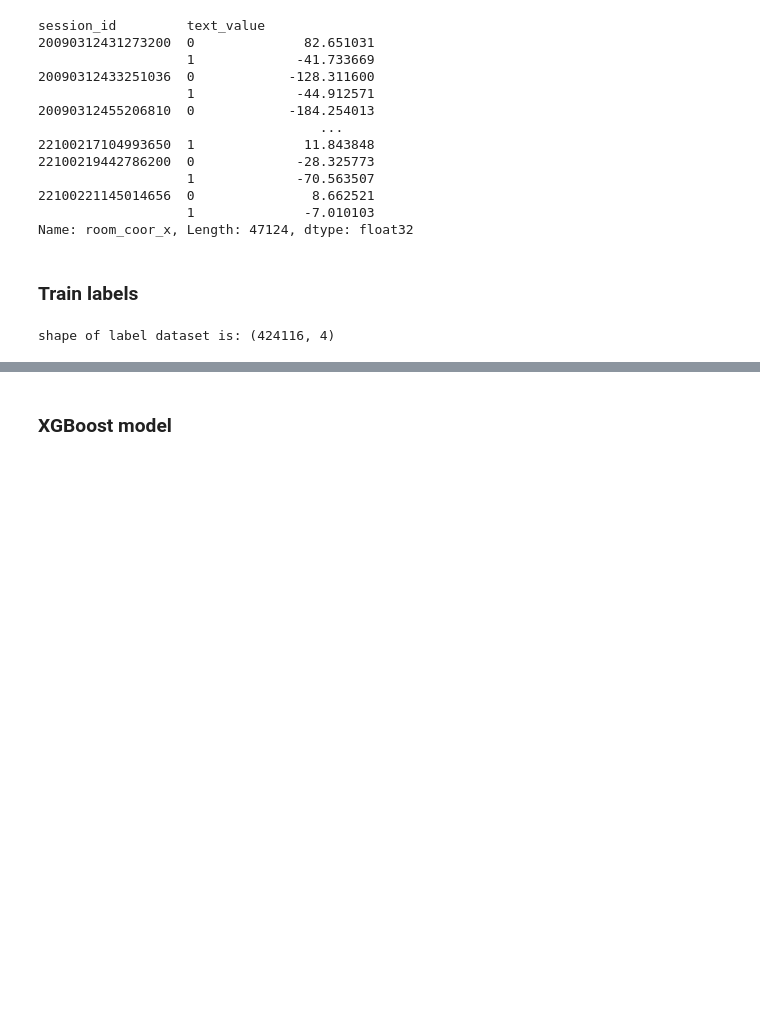
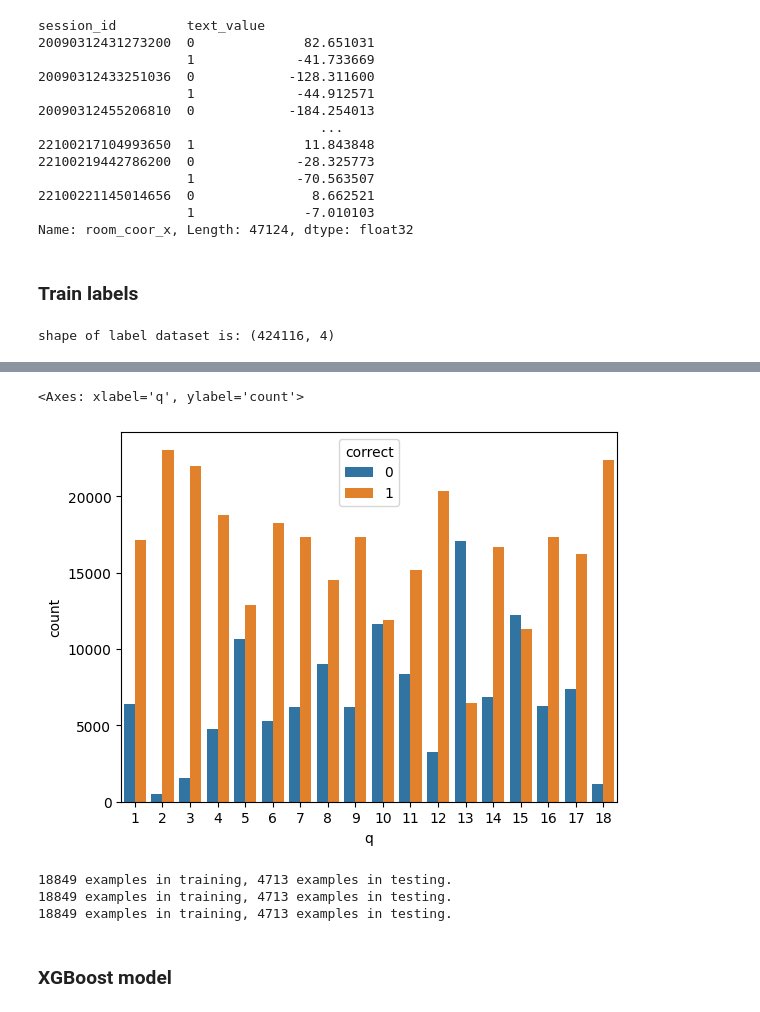
Before and after one commit to SiarheiThor/kaggle_student_performance, a Jupyter notebook: XGB_new_features.ipynb, the cells around one changed output, grey strips where cells are left out. Drawn from its saved outputs; the diff is of its cells as text; code cells hidden in the pictures; blank space fills up the shorter version.

```diff
--- a/XGB_new_features.ipynb
+++ b/XGB_new_features.ipynb
@@ -315,2 +333,23 @@ shape of label dataset is: (424116, 4)
+# %%
+sns.countplot(x = train_label['q'],hue=train_label['correct'])
+# %% [output]
+<Axes: xlabel='q', ylabel='count'>
+[figure, added]
+# %%
+df1_train, df1_valid = split_dataset(df1_features)
+print("{} examples in training, {} examples in testing.".format(
+    len(df1_train), len(df1_valid)))
+
+df2_train, df2_valid = split_dataset(df2_features)
+print("{} examples in training, {} examples in testing.".format(
+    len(df2_train), len(df2_valid)))
+
+df3_train, df3_valid = split_dataset(df3_features)
+print("{} examples in training, {} examples in testing.".format(
+    len(df3_train), len(df3_valid)))
+# %% [output]
+18849 examples in training, 4713 examples in testing.
+18849 examples in training, 4713 examples in testing.
+18849 examples in training, 4713 examples in testing.
 # %% [markdown]
 ### XGBoost model
```
Also changed, not shown: parts of 24 cells of this notebook, 18 other files.
